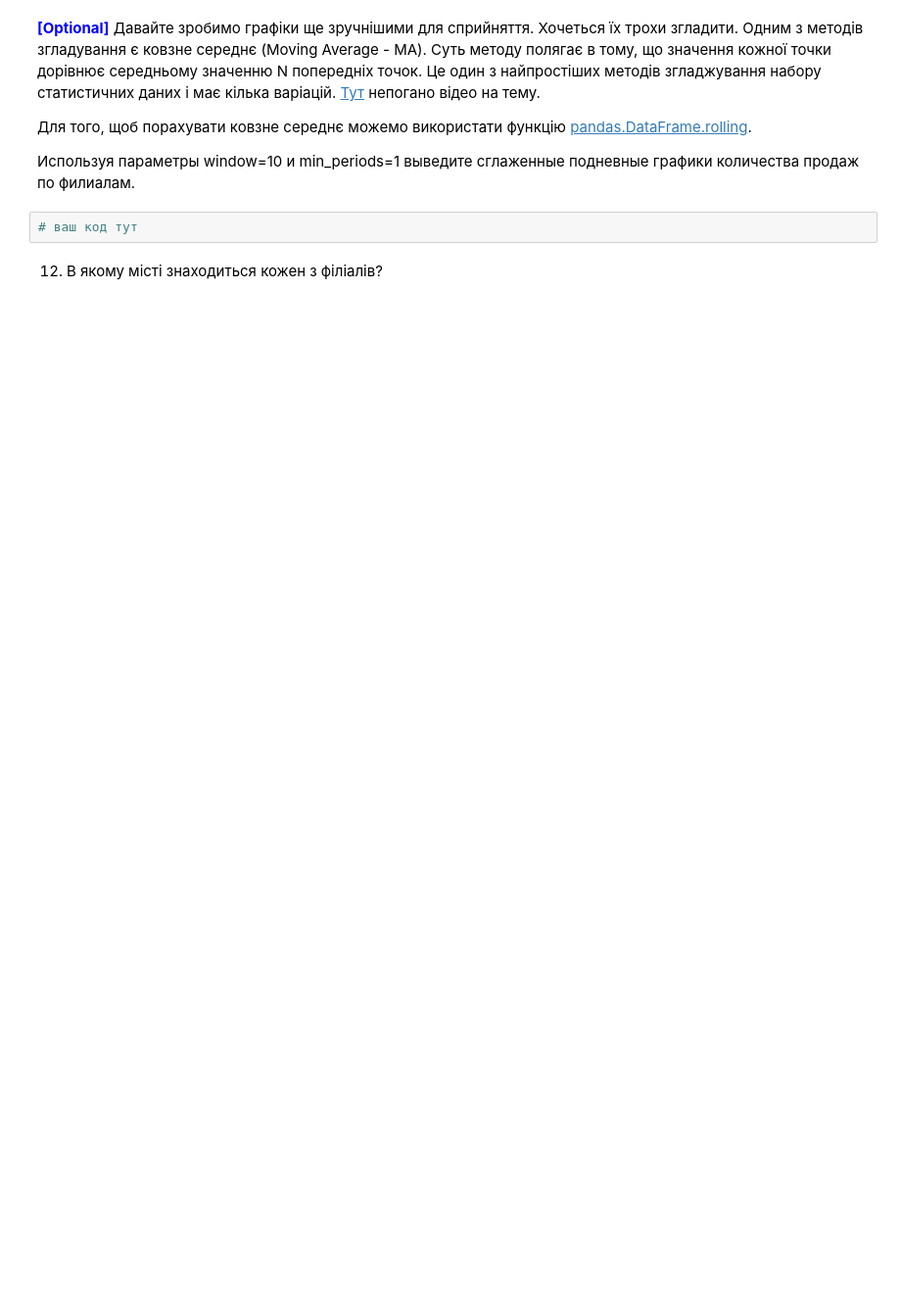
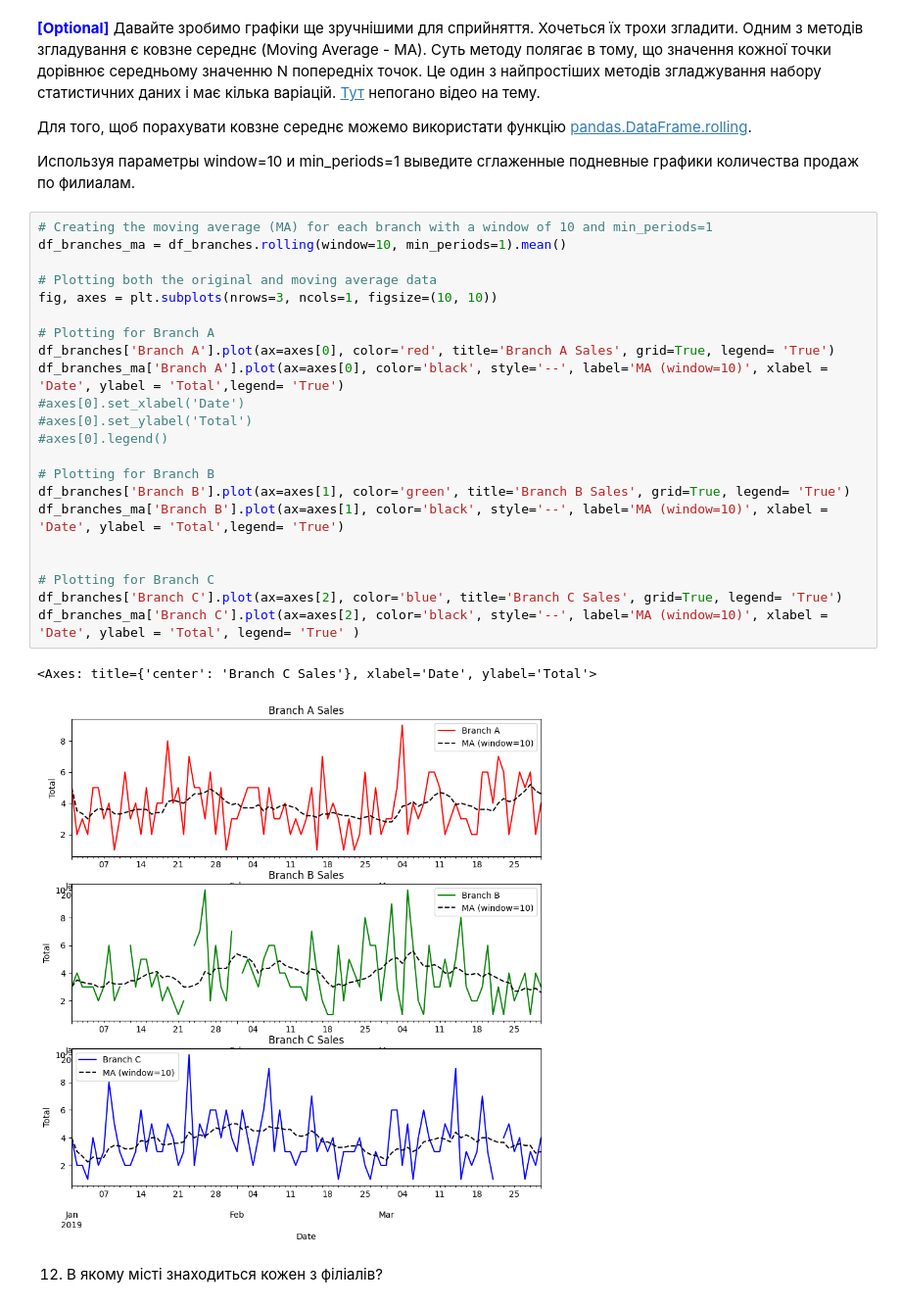
Before and after one commit to lesyayu/robot_deams-_sheets, a Jupyter notebook: hw_2.ipynb, the cells around one changed output. Shown: that part at 98% size. Saved outputs shown, nothing was run; the diff lists cells and outputs as text; blank space fills up the shorter version.

```diff
--- a/hw_2.ipynb
+++ b/hw_2.ipynb
@@ -233,7 +216,30 @@ df_branches.plot(color=['red', 'green', 'blue'], figsize=(10, 6), title='Сум
 Для того, щоб порахувати ковзне середнє можемо використати функцію [pandas.DataFrame.rolling](https://pandas.pydata.org/docs/reference/api/pandas.DataFrame.rolling.html).
 
 Используя параметры window=10 и min_periods=1 выведите сглаженные подневные графики количества продаж по филиалам.
-# %%
-# ваш код тут
+# %%
+# Creating the moving average (MA) for each branch with a window of 10 and min_periods=1
+df_branches_ma = df_branches.rolling(window=10, min_periods=1).mean()
+
+# Plotting both the original and moving average data
+fig, axes = plt.subplots(nrows=3, ncols=1, figsize=(10, 10))
+
+# Plotting for Branch A
+df_branches['Branch A'].plot(ax=axes[0], color='red', title='Branch A Sales', grid=True, legend= 'True')
+df_branches_ma['Branch A'].plot(ax=axes[0], color='black', style='--', label='MA (window=10)', xlabel = 'Date', ylabel = 'Total',legend= 'True')
+#axes[0].set_xlabel('Date')
+#axes[0].set_ylabel('Total')
+#axes[0].legend()
+
+# Plotting for Branch B
+df_branches['Branch B'].plot(ax=axes[1], color='green', title='Branch B Sales', grid=True, legend= 'True')
+df_branches_ma['Branch B'].plot(ax=axes[1], color='black', style='--', label='MA (window=10)', xlabel = 'Date', ylabel = 'Total',legend= 'True')
+
+
+# Plotting for Branch C
+df_branches['Branch C'].plot(ax=axes[2], color='blue', title='Branch C Sales', grid=True, legend= 'True')
+df_branches_ma['Branch C'].plot(ax=axes[2], color='black', style='--', label='MA (window=10)', xlabel = 'Date', ylabel = 'Total', legend= 'True' )
+# %% [output]
+<Axes: title={'center': 'Branch C Sales'}, xlabel='Date', ylabel='Total'>
+[figure, added]
 # %% [markdown]
 12. В якому місті знаходиться кожен з філіалів?
```
Also changed, not shown: parts of 8 cells of this notebook.
